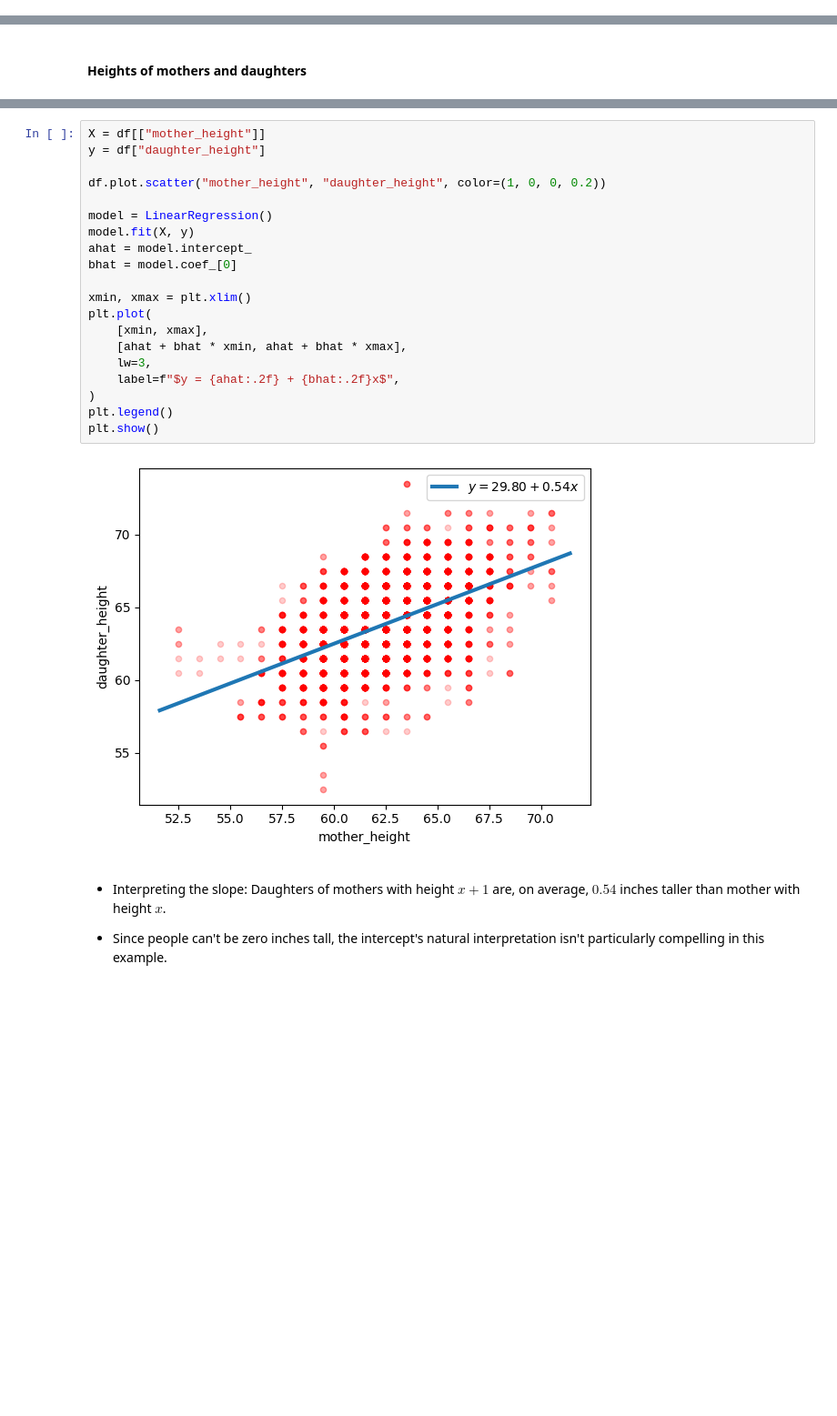
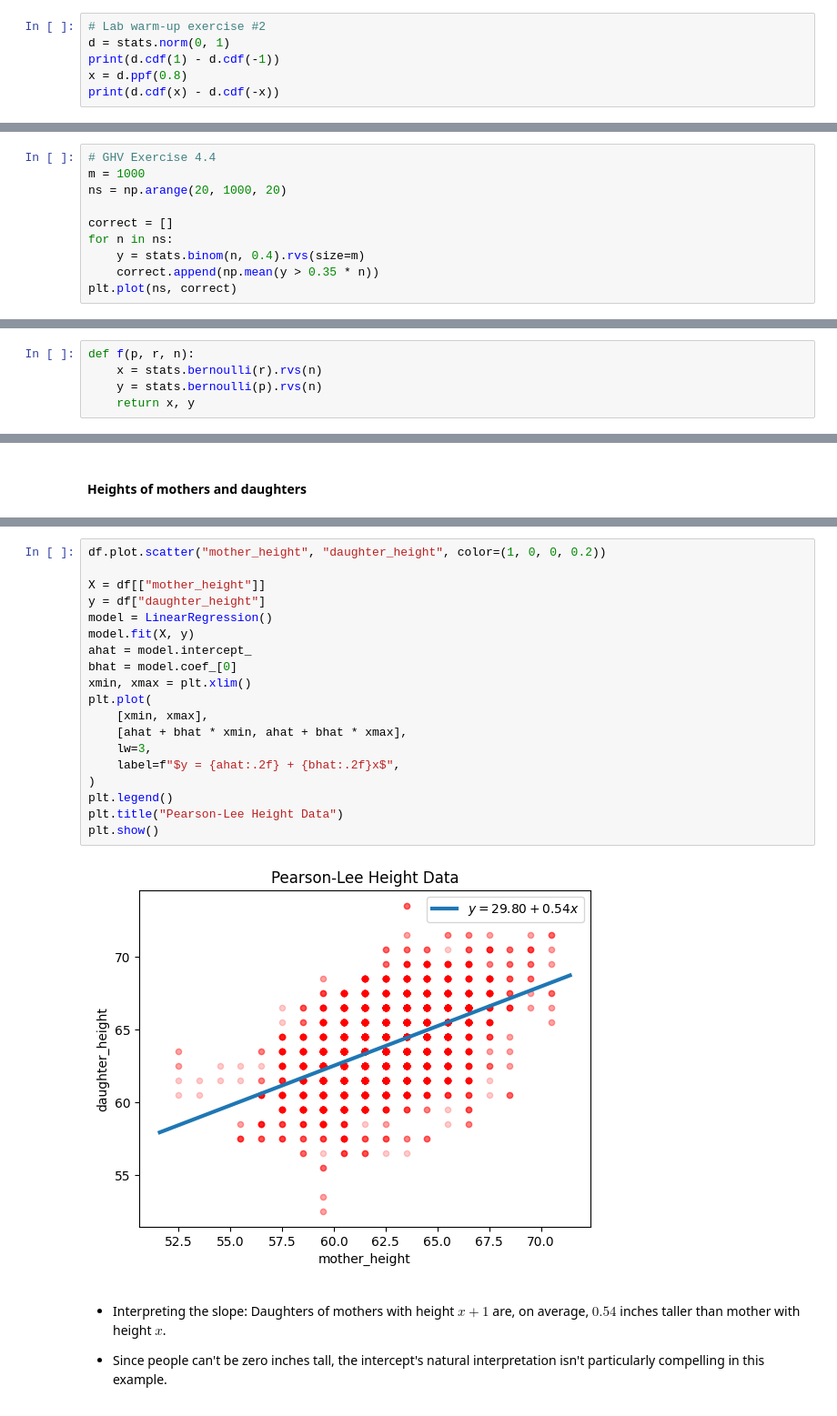
Before and after one commit to mgreenbe/DATA335W2025, a Jupyter notebook: code/2linearregression-cheatsheet.ipynb, the cells around one changed output, grey strips where cells are left out. Shown: that part at 91% size. Saved outputs shown, nothing was run; the diff lists cells and outputs as text; blank space fills up the shorter version.

```diff
--- a/code/2linearregression-cheatsheet.ipynb
+++ b/code/2linearregression-cheatsheet.ipynb
@@ -164,0 +165,6 @@ plt.show()
+# %%
+# Lab warm-up exercise #2
+d = stats.norm(0, 1)
+print(d.cdf(1) - d.cdf(-1))
+x = d.ppf(0.8)
+print(d.cdf(x) - d.cdf(-x))
@@ -164,0 +174,10 @@ plt.show()
+# %%
+# GHV Exercise 4.4
+m = 1000
+ns = np.arange(20, 1000, 20)
+
+correct = []
+for n in ns:
+    y = stats.binom(n, 0.4).rvs(size=m)
+    correct.append(np.mean(y > 0.35 * n))
+plt.plot(ns, correct)
@@ -165,3 +187,8 @@ plt.show()
+# %%
+def f(p, r, n):
+    x = stats.bernoulli(r).rvs(n)
+    y = stats.bernoulli(p).rvs(n)
+    return x, y
 # %% [markdown]
 ### Simple linear regression examples with real data
 # %% [markdown]
@@ -183,27 +211,26 @@ df = pd.read_csv("../data/heights.csv")
 | 5523 | 73.5 | 63.5 |
 5524 rows × 2 columns
 # %%
+df.plot.scatter("mother_height", "daughter_height", color=(1, 0, 0, 0.2))
+
 X = df[["mother_height"]]
 y = df["daughter_height"]
-
-df.plot.scatter("mother_height", "daughter_height", color=(1, 0, 0, 0.2))
-
 model = LinearRegression()
 model.fit(X, y)
 ahat = model.intercept_
 bhat = model.coef_[0]
-
 xmin, xmax = plt.xlim()
 plt.plot(
     [xmin, xmax],
     [ahat + bhat * xmin, ahat + bhat * xmax],
     lw=3,
     label=f"$y = {ahat:.2f} + {bhat:.2f}x$",
 )
 plt.legend()
+plt.title("Pearson-Lee Height Data")
 plt.show()
 # %% [output]
-[figure, old version]
+[figure, new version]
 # %% [markdown]
 - Interpreting the slope: Daughters of mothers with height $x + 1$ are, on average, $0.54$ inches taller than mother with height $x$.
 
```
Also changed, not shown: parts of 41 cells of this notebook, 5 other files.
